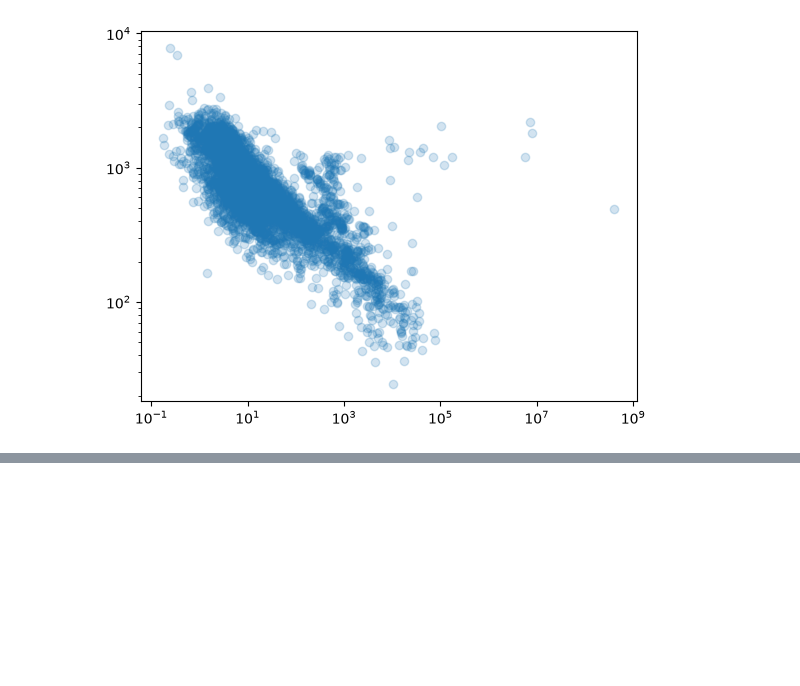
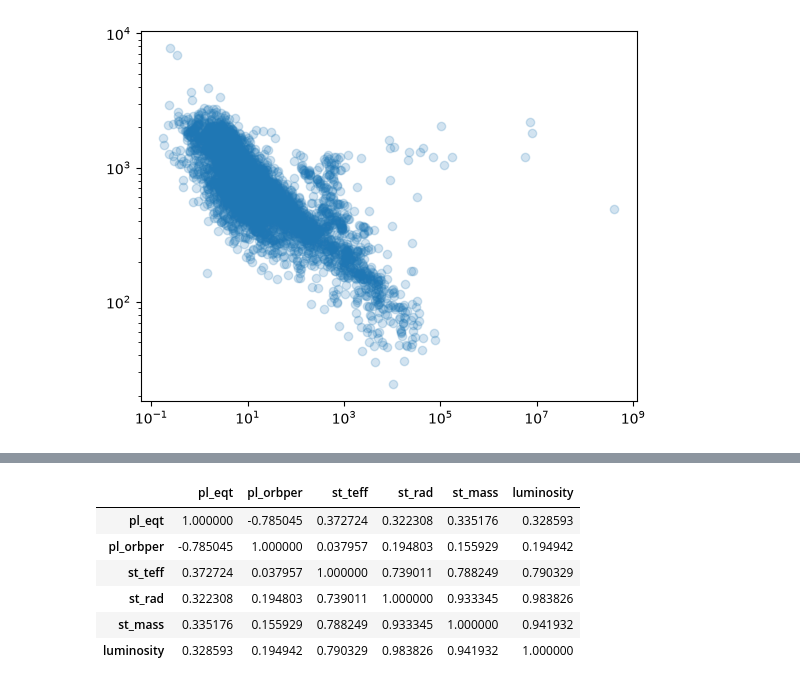
Before and after one commit to jhonatanaburto5-maker/machine-learning, a Jupyter notebook: notebooks/01_exoplanets_eda.ipynb, the cells around one changed output, grey strips where cells are left out. Drawn from its saved outputs; the diff is of its cells as text; code cells hidden in the pictures; blank space fills up the shorter version.

```diff
--- a/notebooks/01_exoplanets_eda.ipynb
+++ b/notebooks/01_exoplanets_eda.ipynb
@@ -487,0 +523,10 @@ plt.show()
+# %%
+df_eqt.corr(method="spearman")
+# %% [output]
+|  | pl_eqt | pl_orbper | st_teff | st_rad | st_mass | luminosity |
+| pl_eqt | 1.000000 | -0.785045 | 0.372724 | 0.322308 | 0.335176 | 0.328593 |
+| pl_orbper | -0.785045 | 1.000000 | 0.037957 | 0.194803 | 0.155929 | 0.194942 |
+| st_teff | 0.372724 | 0.037957 | 1.000000 | 0.739011 | 0.788249 | 0.790329 |
+| st_rad | 0.322308 | 0.194803 | 0.739011 | 1.000000 | 0.933345 | 0.983826 |
+| st_mass | 0.335176 | 0.155929 | 0.788249 | 0.933345 | 1.000000 | 0.941932 |
+| luminosity | 0.328593 | 0.194942 | 0.790329 | 0.983826 | 0.941932 | 1.000000 |
```
Also changed, not shown: parts of 2 cells of this notebook.
